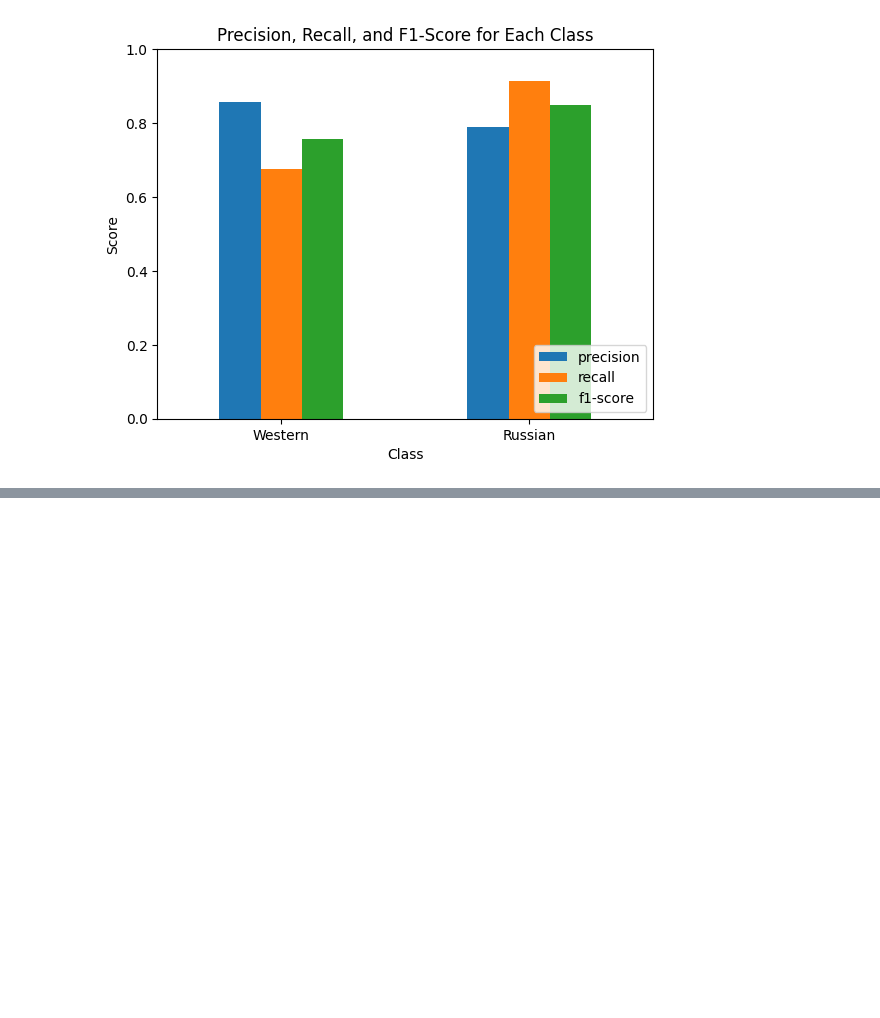
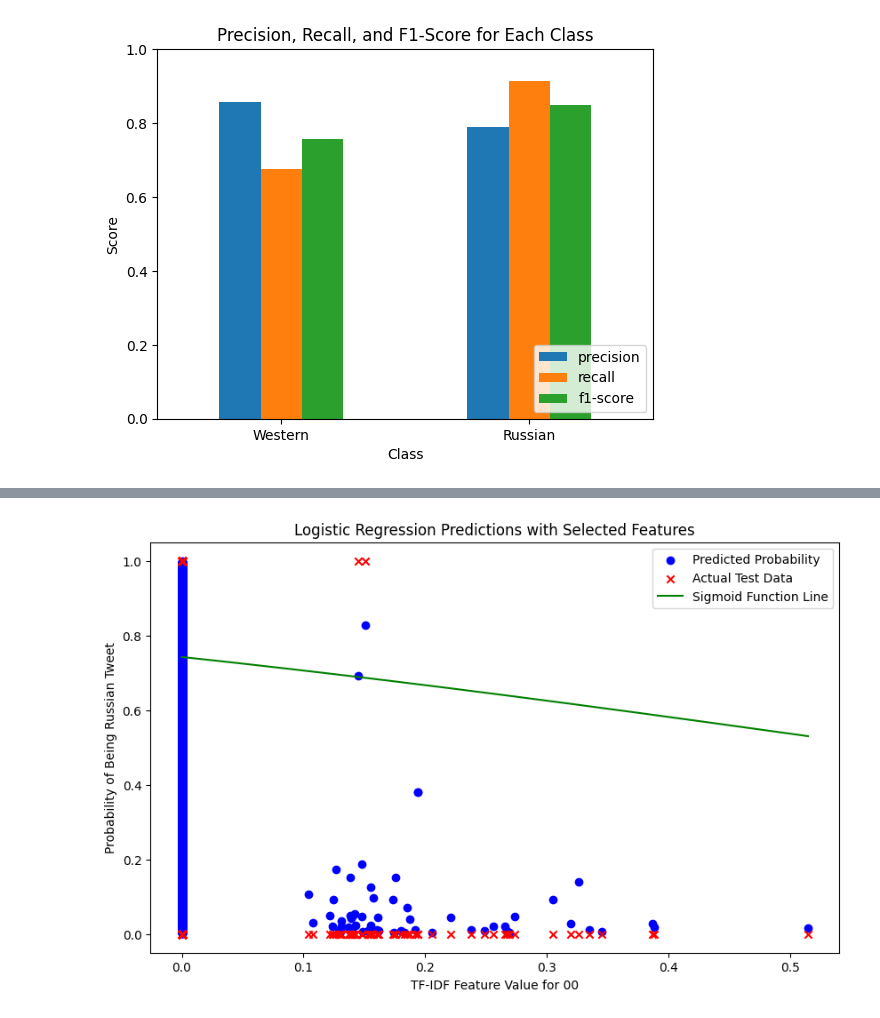
Before and after one commit to itslarisschen/NLP_Final_Exam, a Jupyter notebook: Logistic_Naive_Bayes.ipynb, the cells around one changed output, grey strips where cells are left out. Saved outputs shown, nothing was run; the diff lists cells and outputs as text; code cells hidden in the pictures; blank space fills up the shorter version.

Commit message:
LR model

```diff
--- a/Logistic_Naive_Bayes.ipynb
+++ b/Logistic_Naive_Bayes.ipynb
@@ -111,3 +111,94 @@ Combined Tweets Classifier Report:
 weighted avg       0.82      0.81      0.81      7866
 [figure]
 [figure]
+# %%
+import pandas as pd
+from sklearn.model_selection import train_test_split
+from sklearn.feature_extraction.text import TfidfVectorizer
+from sklearn.linear_model import LogisticRegression
+from sklearn.metrics import classification_report, confusion_matrix, ConfusionMatrixDisplay
+import numpy as np
+import matplotlib.pyplot as plt
+
+# Load the combined CSV file
+df_combined = pd.read_csv('merged_df.csv')
+
+# Extract tweets and labels
+tweets_combined = df_combined['tweet']
+labels_combined = df_combined['Russian']
+
+# Convert labels to a numpy array
+labels_combined = np.array(labels_combined)
+
+# Vectorize the tweets using TF-IDF
+vectorizer = TfidfVectorizer()
+X = vectorizer.fit_transform(tweets_combined)
+
+# Split the data into training and test sets
+X_train, X_test, y_train, y_test = train_test_split(X, labels_combined, test_size=0.20, random_state=0)
+
+# Create the logistic regression model
+lrm = LogisticRegression(max_iter=1000)
+
+# Train the model
+lrm.fit(X_train, y_train)
+
+# Make predictions to test the model
+predicted = lrm.predict(X_test)
+
+# Print confusion matrix and classification report
+print(confusion_matrix(y_test, predicted))
+print("\n")
+print(classification_report(y_test, predicted))
+
+# Define sigmoid function
+def sigmoid(z):
+    return 1 / (1 + np.exp(-z))
+
+# To visualize, we'll pick a feature from the TF-IDF features
+# For simplicity, let's take the first feature
+x_feat_index = 0
+x_feat = vectorizer.get_feature_names_out()[x_feat_index]
+
+# Extract the feature for visualization
+X_test_feat = X_test[:, x_feat_index].toarray().ravel()
+
+# To add a sigmoid function line over the scatter plot, we need a range of x values and compute the corresponding y values (probability)
+x_range = np.linspace(X_test_feat.min(), X_test_feat.max(), 300)
+
+# To compute y values, we need to create an input matrix that represents all features for these x values
+# For simplicity and visualization purposes, we will fill other feature columns with their mean values from the test set
+X_range_matrix = np.zeros((len(x_range), X_test.shape[1]))
+X_range_matrix[:, x_feat_index] = x_range
+
+# Compute z values (decision function) for this range
+z_range = np.dot(X_range_matrix, lrm.coef_.T) + lrm.intercept_
+
+# Apply the sigmoid function to these z values to get probabilities
+y_range_proba = sigmoid(z_range).ravel()
+
+# Making predictions on the test set with selected features
+y_pred_proba = lrm.predict_proba(X_test)[:, 1]
+
+# Visualizing the sigmoid function for the test data with selected features
+plt.figure(figsize=(10, 6))
+# Plotting sigmoid function based on selected features
+plt.scatter(X_test_feat, y_pred_proba, color='blue', label='Predicted Probability')
+# Plotting actual test data points
+plt.scatter(X_test_feat, y_test, color='red', marker='x', label='Actual Test Data')
+
+plt.plot(x_range, y_range_proba, color='green', label='Sigmoid Function Line')
+
+plt.title('Logistic Regression Predictions with Selected Features')
+plt.xlabel(f'TF-IDF Feature Value for {x_feat}')
+plt.ylabel('Probability of Being Russian Tweet')
+plt.legend()
+plt.show()
+
+# Plot confusion matrix
+cm = confusion_matrix(y_test, predicted)
+disp = ConfusionMatrixDisplay(confusion_matrix=cm, display_labels=lrm.classes_)
+disp.plot(cmap=plt.cm.Blues)
+plt.title('Confusion Matrix')
+plt.show()
+# %% [output]
@@ -113,0 +217 @@ weighted avg       0.82      0.81      0.81      7866
+[figure, added]
```
Also changed, not shown: parts of 2 cells of this notebook.
